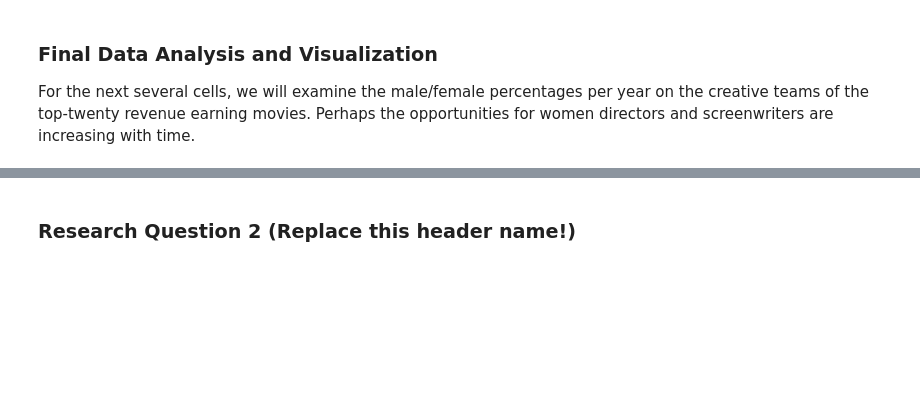
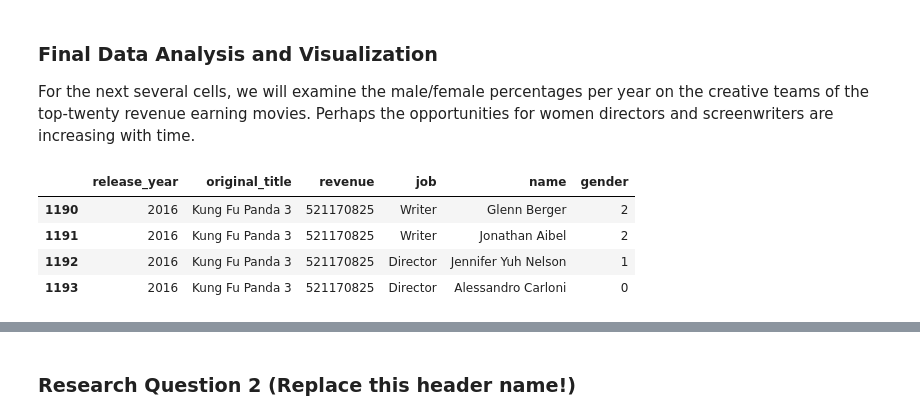
Before and after one commit to moscowjh/tmdb_dataset_analysis, a Jupyter notebook: Investigate a Dataset TMDB Movie Database (Jason H).ipynb, the cells around one changed output, grey strips where cells are left out. Cells and saved outputs as stored; diff of their text form; code cells hidden in the pictures; blank space fills up the shorter version.

Commit message:
Experiments in aggregating and summarizing Pandas data.

```diff
--- a/Investigate a Dataset TMDB Movie Database (Jason H).ipynb
+++ b/Investigate a Dataset TMDB Movie Database (Jason H).ipynb
@@ -795,3 +795,12 @@ Name: gender, dtype: int64
 ### Final Data Analysis and Visualization
 
 For the next several cells, we will examine the male/female percentages per year on the creative teams of the top-twenty revenue earning movies. Perhaps the opportunities for women directors and screenwriters are increasing with time.
+# %%
+merged_condensed[merged_condensed.original_title.isin(['Kung Fu Panda 3'])]
+# df = df[df.column.isin(valuelist)]
+# %% [output]
+|  | release_year | original_title | revenue | job | name | gender |
+| 1190 | 2016 | Kung Fu Panda 3 | 521170825 | Writer | Glenn Berger | 2 |
+| 1191 | 2016 | Kung Fu Panda 3 | 521170825 | Writer | Jonathan Aibel | 2 |
+| 1192 | 2016 | Kung Fu Panda 3 | 521170825 | Director | Jennifer Yuh Nelson | 1 |
+| 1193 | 2016 | Kung Fu Panda 3 | 521170825 | Director | Alessandro Carloni | 0 |
```
Also changed, not shown: parts of 2 cells of this notebook.
